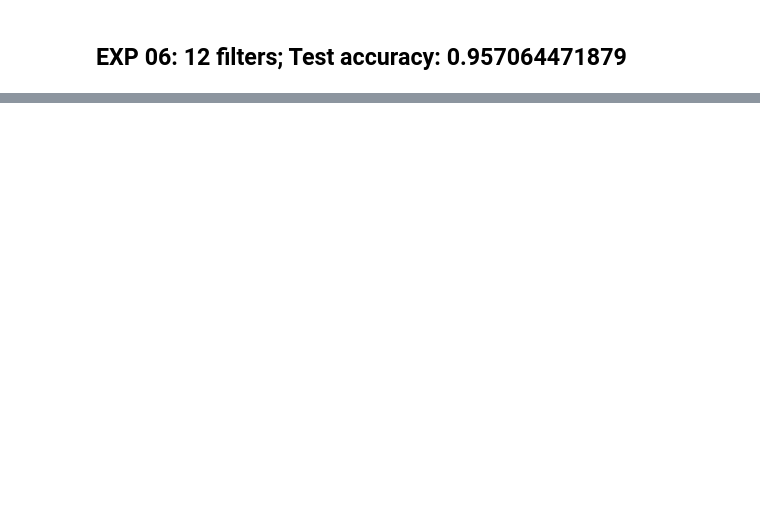
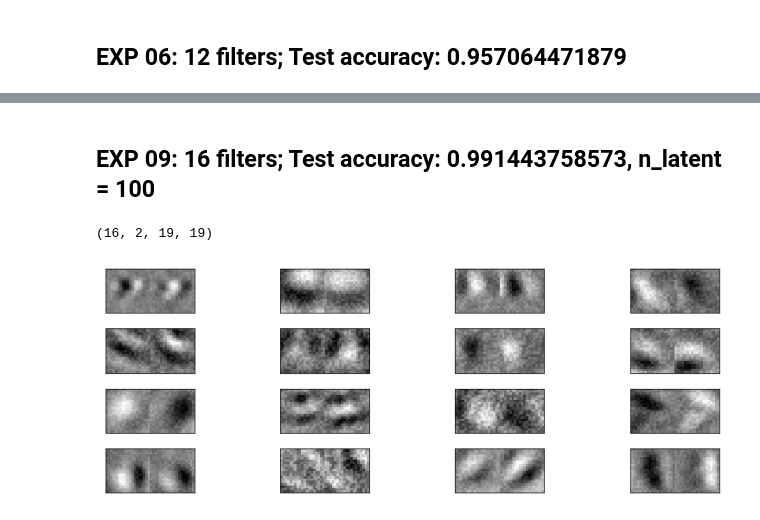
Before and after one commit to nathankong/3d_obj_recog, a Jupyter notebook: notebooks/PlotNorbSimpleUnitFilters.ipynb, the cells around one changed output, grey strips where cells are left out. Cells and saved outputs as stored; diff of their text form; code cells hidden in the pictures; blank space fills up the shorter version.

```diff
--- a/notebooks/PlotNorbSimpleUnitFilters.ipynb
+++ b/notebooks/PlotNorbSimpleUnitFilters.ipynb
@@ -96,0 +105,10 @@ plot_weights(weights, 3, 4)
+# %% [markdown]
+## EXP 09: 16 filters; Test accuracy: 0.991443758573, n_latent = 100
+# %%
+exp_id = "exp09"
+weights = np.load("../tmp/{}_simple_unit_weights.npy".format(exp_id))
+print(weights.shape)
+plot_weights(weights, 4, 4)
+# %% [output]
+(16, 2, 19, 19)
+[figure, added]
```
Also changed, not shown: parts of 17 cells of this notebook, 5 other files.
